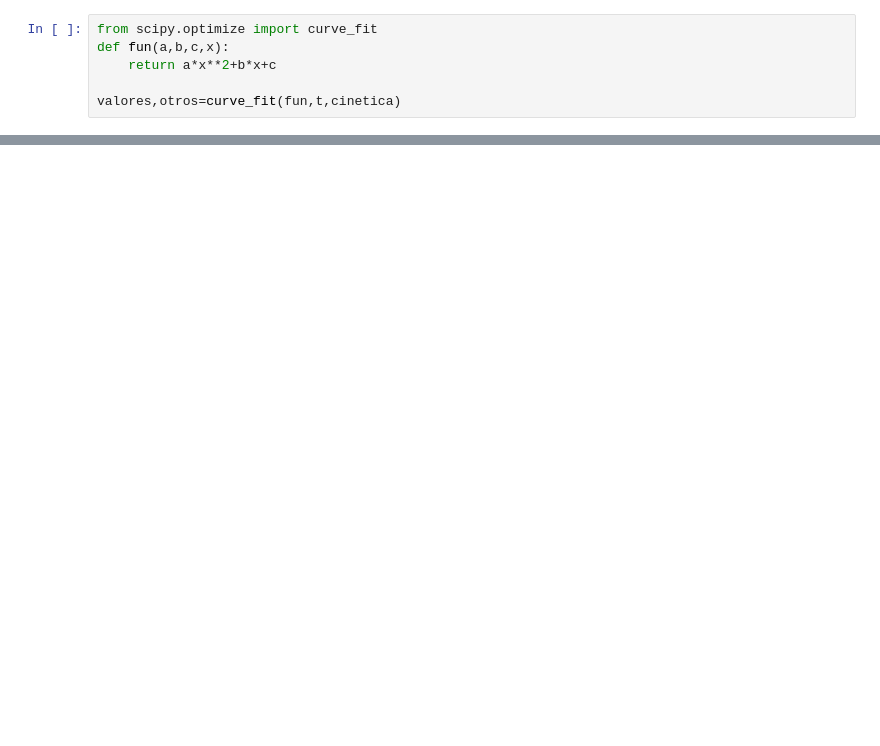
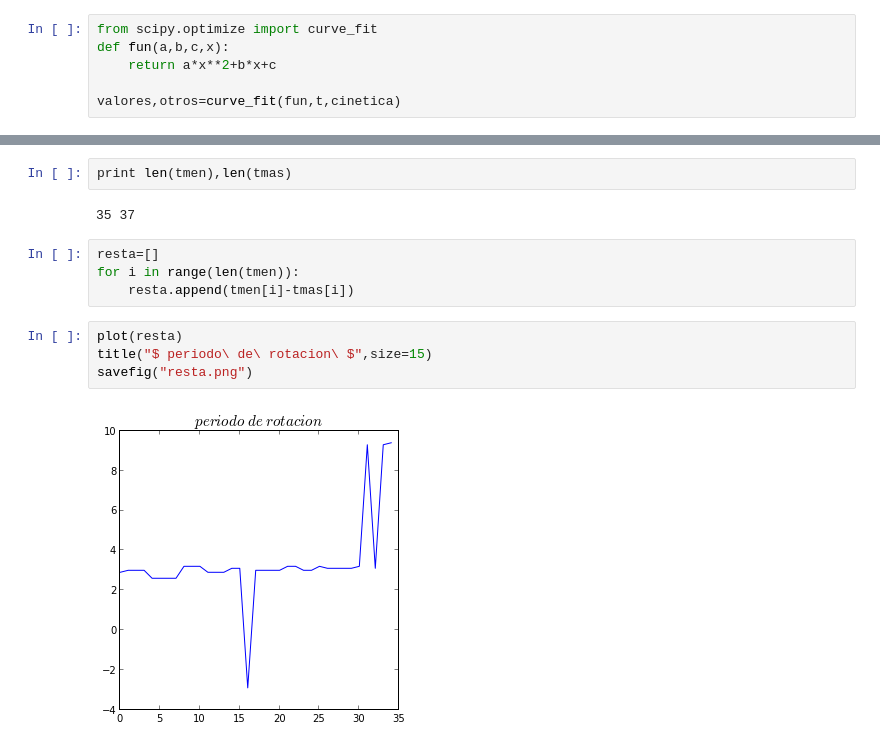
Before and after one commit to daniel-lozano/Aceleradores, a Jupyter notebook: ciclotron500.ipynb, the cells around one changed output, grey strips where cells are left out. Saved outputs shown, nothing was run; the diff lists cells and outputs as text; blank space fills up the shorter version.

```diff
--- a/ciclotron500.ipynb
+++ b/ciclotron500.ipynb
@@ -230,0 +240,14 @@ scatter(1000,curve[-1])
+# %%
+print len(tmen),len(tmas)
+# %% [output]
+35 37
+# %%
+resta=[]
+for i in range(len(tmen)):
+    resta.append(tmen[i]-tmas[i])
+# %%
+plot(resta)
+title("$ periodo\ de\ rotacion\ $",size=15)
+savefig("resta.png")
+# %% [output]
+[figure, added]
```
Also changed, not shown: parts of 8 cells of this notebook, 6 other files.
